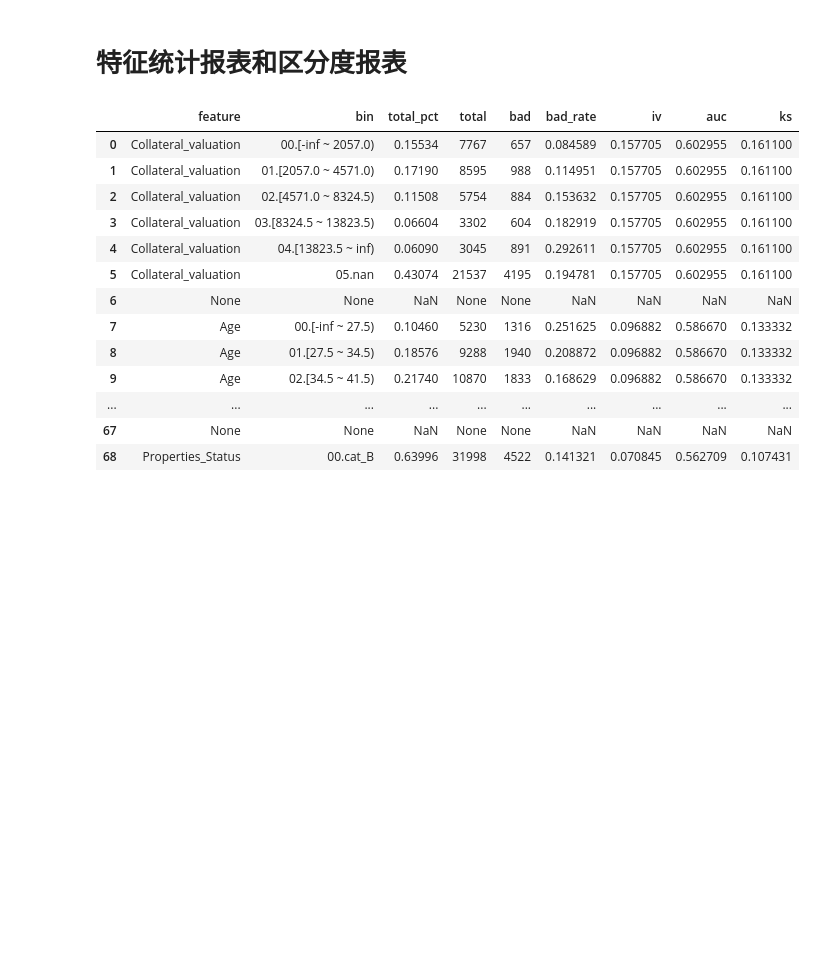
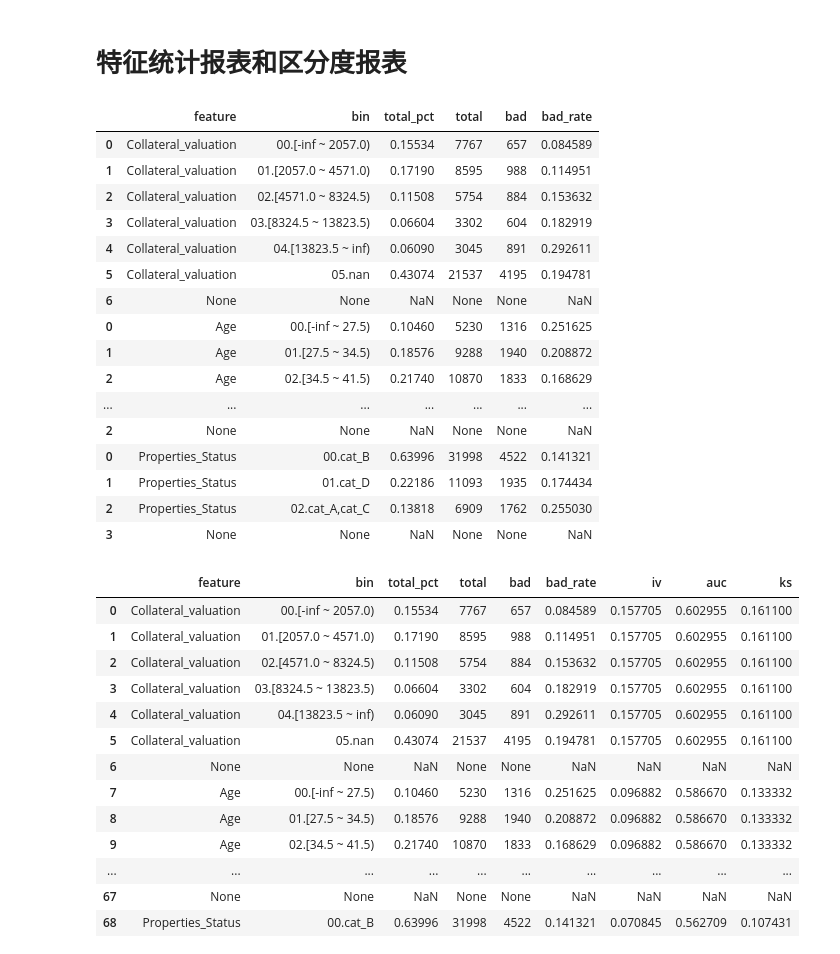
Before and after one commit to rfouyang/credit_model, a Jupyter notebook: demo/Tutorial4 Feature Evaluation.ipynb, the cells around one changed output. Cells and saved outputs as stored; diff of their text form; code cells hidden in the pictures; blank space fills up the shorter version.

```diff
--- a/demo/Tutorial4 Feature Evaluation.ipynb
+++ b/demo/Tutorial4 Feature Evaluation.ipynb
@@ -53,6 +53,26 @@ df_bin = woe.transform(df_data, bin_only=True)
 # 特征统计报表和区分度报表
 # %%
 df_report = report_helper.FTReport.get_report(df_bin, features, label)
+# %%
+df_report
+# %% [output]
+|  | feature | bin | total_pct | total | bad | bad_rate |
+| 0 | Collateral_valuation | 00.[-inf ~ 2057.0) | 0.15534 | 7767 | 657 | 0.084589 |
+| 1 | Collateral_valuation | 01.[2057.0 ~ 4571.0) | 0.17190 | 8595 | 988 | 0.114951 |
+| 2 | Collateral_valuation | 02.[4571.0 ~ 8324.5) | 0.11508 | 5754 | 884 | 0.153632 |
+| 3 | Collateral_valuation | 03.[8324.5 ~ 13823.5) | 0.06604 | 3302 | 604 | 0.182919 |
+| 4 | Collateral_valuation | 04.[13823.5 ~ inf) | 0.06090 | 3045 | 891 | 0.292611 |
+| 5 | Collateral_valuation | 05.nan | 0.43074 | 21537 | 4195 | 0.194781 |
+| 6 | None | None | NaN | None | None | NaN |
+| 0 | Age | 00.[-inf ~ 27.5) | 0.10460 | 5230 | 1316 | 0.251625 |
+| 1 | Age | 01.[27.5 ~ 34.5) | 0.18576 | 9288 | 1940 | 0.208872 |
+| 2 | Age | 02.[34.5 ~ 41.5) | 0.21740 | 10870 | 1833 | 0.168629 |
+| ... | ... | ... | ... | ... | ... | ... |
+| 2 | None | None | NaN | None | None | NaN |
+| 0 | Properties_Status | 00.cat_B | 0.63996 | 31998 | 4522 | 0.141321 |
+| 1 | Properties_Status | 01.cat_D | 0.22186 | 11093 | 1935 | 0.174434 |
+| 2 | Properties_Status | 02.cat_A,cat_C | 0.13818 | 6909 | 1762 | 0.255030 |
+| 3 | None | None | NaN | None | None | NaN |
 # %%
 df_eval = report_helper.FTReport.eval_metrics(df_woe, features, label)
 # %%
```
Also changed, not shown: parts of 1 cell of this notebook, 10 other files.
